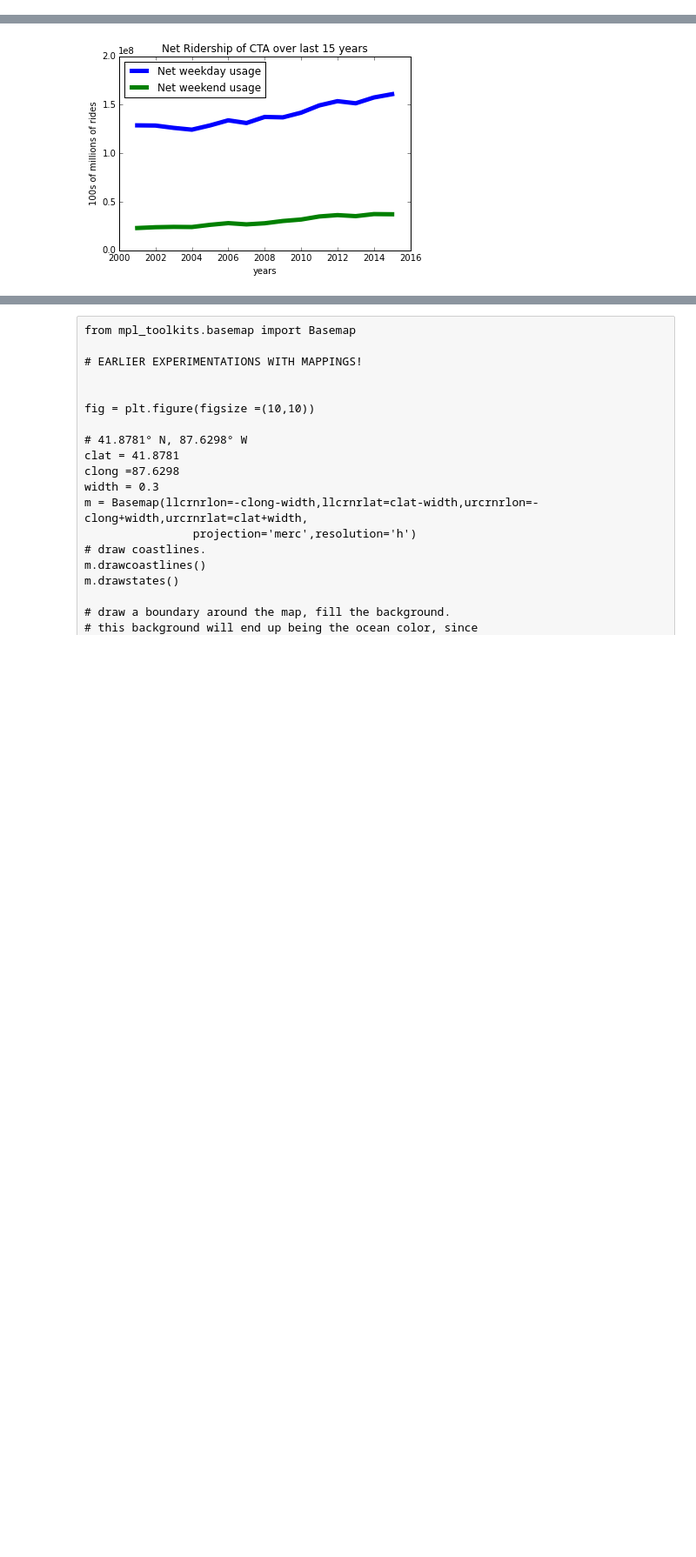
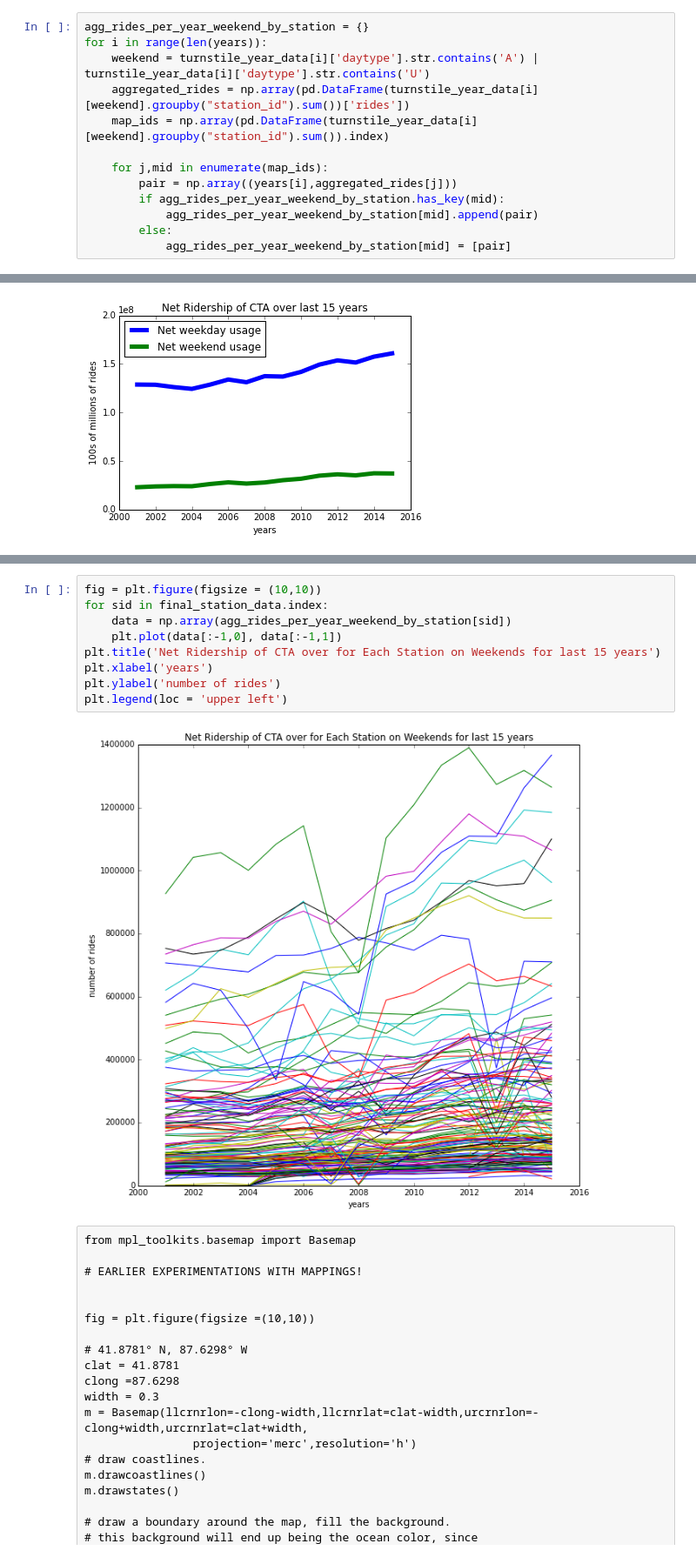
Before and after one commit to carolynlphillips/CTA_Ridership_Analysis, a Jupyter notebook: Datascope_DataSet_Exploration_Work.ipynb, the cells around one changed output, grey strips where cells are left out. Shown at 87% size. Saved outputs shown, nothing was run; the diff lists cells and outputs as text; blank space fills up the shorter version.

```diff
--- a/Datascope_DataSet_Exploration_Work.ipynb
+++ b/Datascope_DataSet_Exploration_Work.ipynb
@@ -388,6 +401,19 @@ for i in range(len(years)):
     weekend = turnstile_year_data[i]['daytype'].str.contains('A') | turnstile_year_data[i]['daytype'].str.contains('U')
 
     agg_rides_per_year_weekend.append(turnstile_year_data[i][weekend]['rides'].sum())
+# %%
+agg_rides_per_year_weekend_by_station = {}
+for i in range(len(years)):
+    weekend = turnstile_year_data[i]['daytype'].str.contains('A') | turnstile_year_data[i]['daytype'].str.contains('U')
+    aggregated_rides = np.array(pd.DataFrame(turnstile_year_data[i][weekend].groupby("station_id").sum())['rides'])
+    map_ids = np.array(pd.DataFrame(turnstile_year_data[i][weekend].groupby("station_id").sum()).index)
+
+    for j,mid in enumerate(map_ids):
+        pair = np.array((years[i],aggregated_rides[j]))
+        if agg_rides_per_year_weekend_by_station.has_key(mid):
+            agg_rides_per_year_weekend_by_station[mid].append(pair)
+        else:
+            agg_rides_per_year_weekend_by_station[mid] = [pair]
 # %%
 %matplotlib inline
 plt.plot(years[:-1],agg_rides_per_year_weekday[:-1], lw = 5, label = 'Net weekday usage')
@@ -404,3 +441,14 @@ plt.legend(loc = 'upper left')
+# %%
+fig = plt.figure(figsize = (10,10))
+for sid in final_station_data.index:
+    data = np.array(agg_rides_per_year_weekend_by_station[sid])
+    plt.plot(data[:-1,0], data[:-1,1])
+plt.title('Net Ridership of CTA over for Each Station on Weekends for last 15 years')
+plt.xlabel('years')
+plt.ylabel('number of rides')
+plt.legend(loc = 'upper left')
+# %% [output]
+[figure, added]
 # %% [raw]
 from mpl_toolkits.basemap import Basemap
 
```
Also changed, not shown: parts of 2 cells of this notebook.
